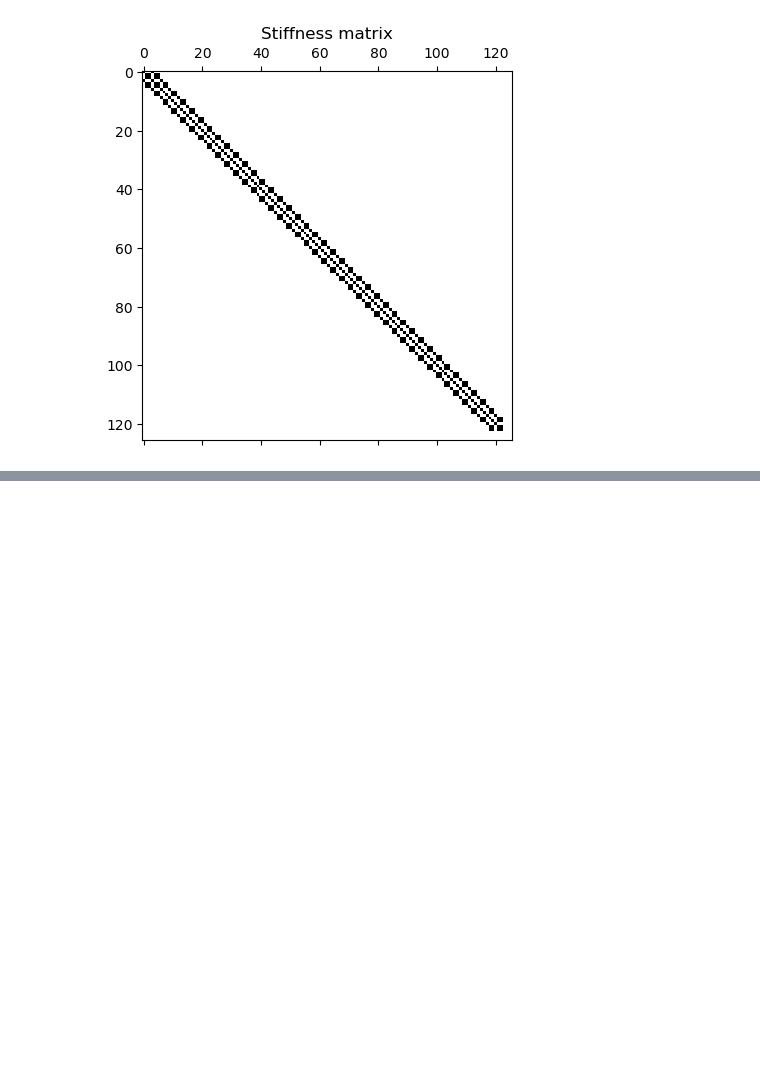
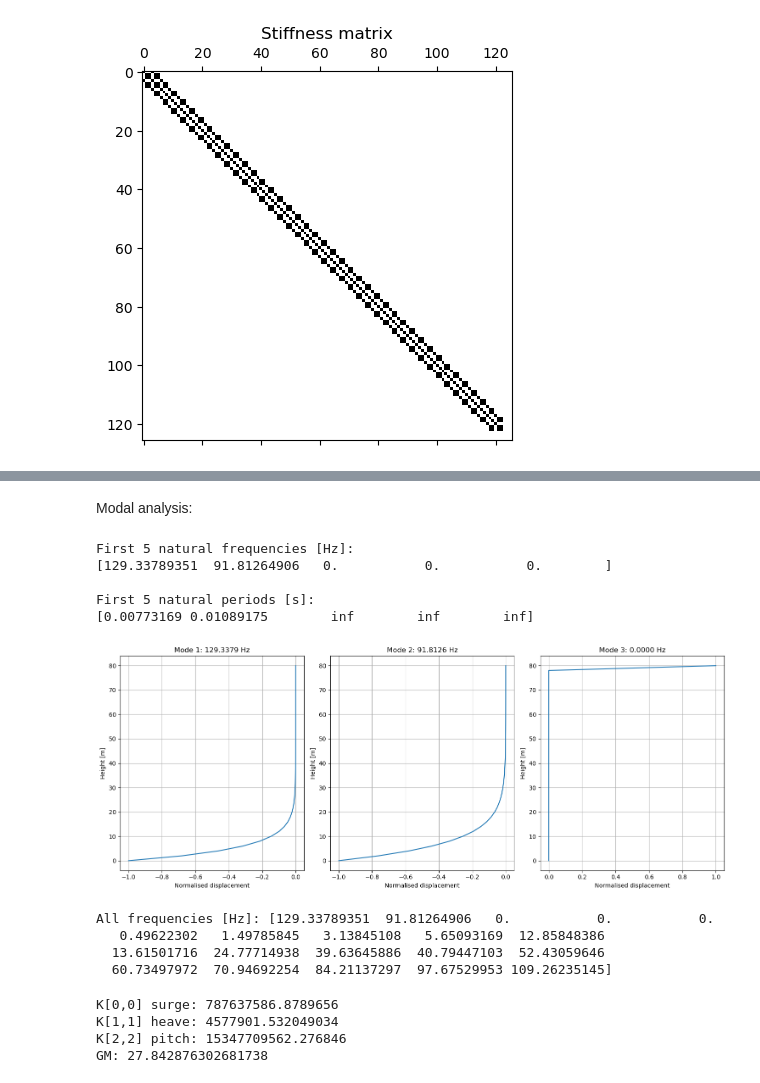
Before and after one commit to carolinaprucha/CIEM4210-Computational-Modelling, a Jupyter notebook: FOWT_FEM.ipynb, the cells around one changed output, grey strips where cells are left out. Saved outputs shown, nothing was run; the diff lists cells and outputs as text; code cells hidden in the pictures; blank space fills up the shorter version.

```diff
--- a/FOWT_FEM.ipynb
+++ b/FOWT_FEM.ipynb
@@ -214,0 +297,59 @@ Hydrostatic stiffness in pitch:  -410979807.2359927 N.m/rad
+# %% [markdown]
+Modal analysis:
+# %%
+from scipy.linalg import eigh
+
+# Solve generalised eigenvalue problem K*phi = omega^2 * M * phi
+eigenvalues, eigenvectors = eigh(K, M)
+
+# Natural frequencies
+omega = np.sqrt(np.abs(eigenvalues))
+freq_Hz = omega / (2 * np.pi)
+periods = 1 / freq_Hz
+
+print("First 5 natural frequencies [Hz]:")
+print(freq_Hz[:5])
+print("\nFirst 5 natural periods [s]:")
+print(periods[:5])
+
+# Plot first 3 mode shapes
+fig, axes = plt.subplots(1, 3, figsize=(15, 6))
+for mode in range(3):
+    phi = eigenvectors[:, mode]
+    # Extract horizontal displacement DOFs of tower nodes (DOF 0 of each node)
+    tower_x_dofs = [3 + 3*i for i in range(n_nodes)]
+    tower_y = NodeCoord[1:, 1]  # y-coordinates of tower nodes
+    mode_shape = phi[tower_x_dofs]
+    mode_shape = mode_shape / np.max(np.abs(mode_shape))  # normalise
+    axes[mode].plot(mode_shape, tower_y)
+    axes[mode].set_title(f"Mode {mode+1}: {freq_Hz[mode]:.4f} Hz")
+    axes[mode].set_xlabel("Normalised displacement")
+    axes[mode].set_ylabel("Height [m]")
+    axes[mode].grid()
+
+plt.tight_layout()
+plt.show()
+# %% [output]
+First 5 natural frequencies [Hz]:
+[129.33789351  91.81264906   0.           0.           0.        ]
+
+First 5 natural periods [s]:
+[0.00773169 0.01089175        inf        inf        inf]
+[figure, added]
+# %%
+print("All frequencies [Hz]:", freq_Hz[:20])
+# %% [output]
+All frequencies [Hz]: [129.33789351  91.81264906   0.           0.           0.
+   0.49622302   1.49785845   3.13845108   5.65093169  12.85848386
+  13.61501716  24.77714938  39.63645886  40.79447103  52.43059646
+  60.73497972  70.94692254  84.21137297  97.67529953 109.26235145]
+# %%
+print("K[0,0] surge:", K[0,0])
+print("K[1,1] heave:", K[1,1])
+print("K[2,2] pitch:", K[2,2])
+print("GM:", GM_s)
+# %% [output]
+K[0,0] surge: 787637586.8789656
+K[1,1] heave: 4577901.532049034
+K[2,2] pitch: 15347709562.276846
+GM: 27.842876302681738
```
Also changed, not shown: parts of 6 cells of this notebook, 1 other file.
